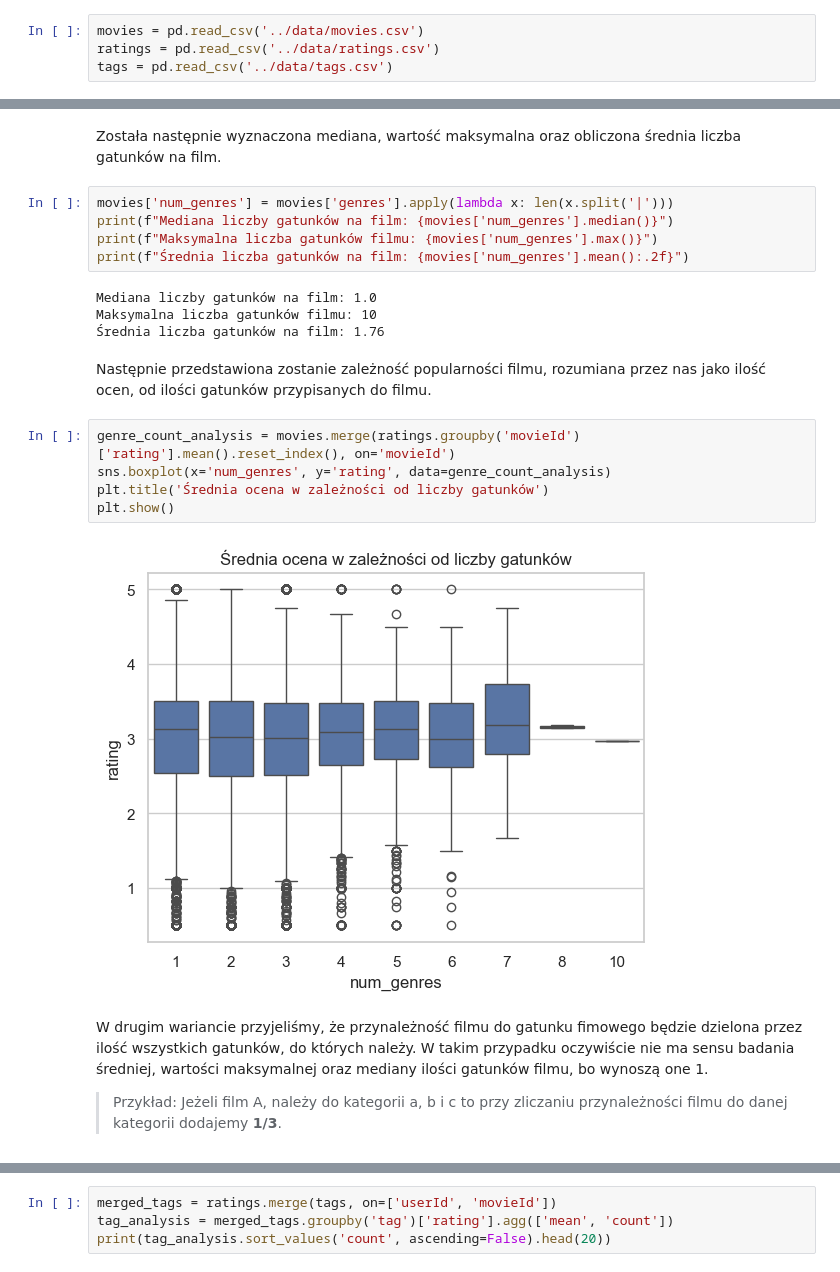
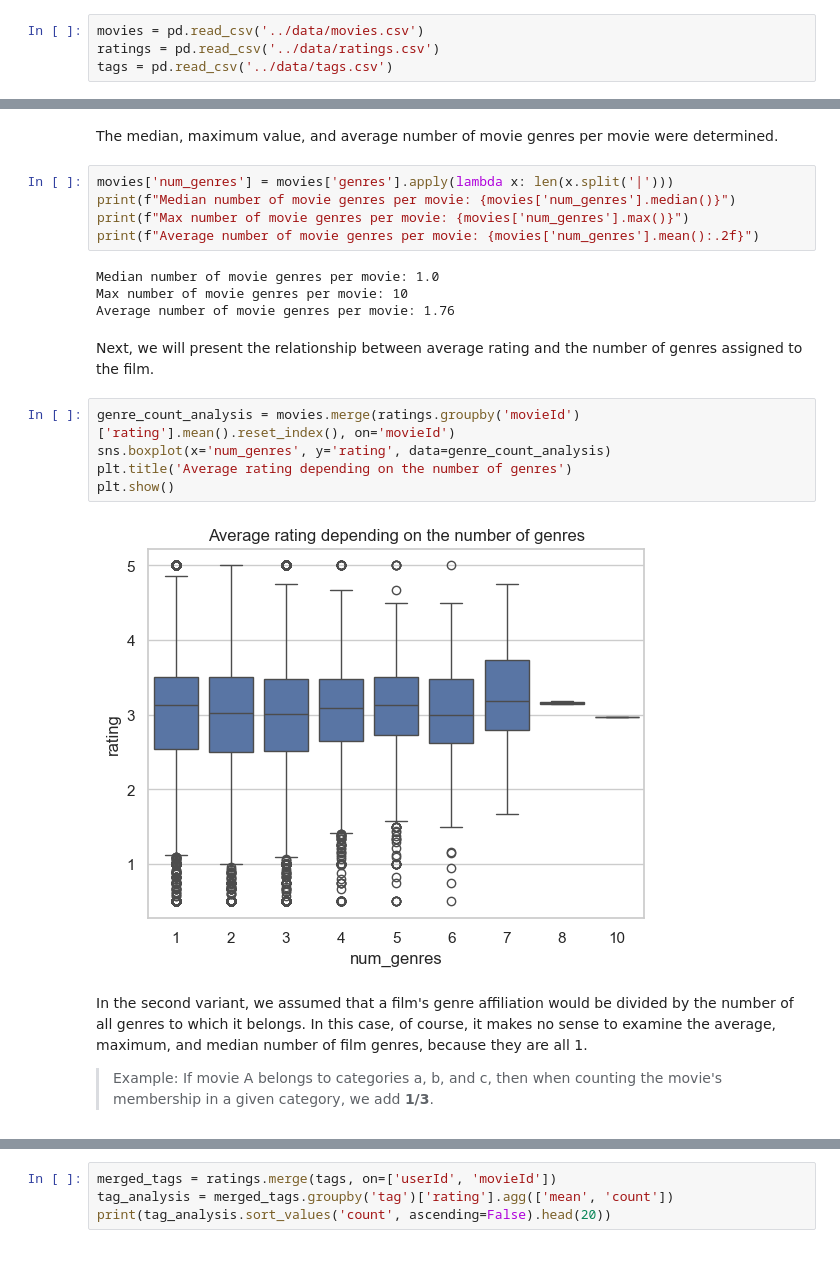
Before and after one commit to p10tr13/movie_recommender, a Jupyter notebook: notebooks/eda.ipynb, the cells around one changed output, grey strips where cells are left out. Saved outputs shown, nothing was run; the diff lists cells and outputs as text.

```diff
--- a/notebooks/eda.ipynb
+++ b/notebooks/eda.ipynb
@@ -154,24 +154,24 @@ plt.show()
 # %% [markdown]
-Została następnie wyznaczona mediana, wartość maksymalna oraz obliczona średnia liczba gatunków na film.
+The median, maximum value, and average number of movie genres per movie were determined.
 # %%
 movies['num_genres'] = movies['genres'].apply(lambda x: len(x.split('|')))
-print(f"Mediana liczby gatunków na film: {movies['num_genres'].median()}")
-print(f"Maksymalna liczba gatunków filmu: {movies['num_genres'].max()}")
-print(f"Średnia liczba gatunków na film: {movies['num_genres'].mean():.2f}")
+print(f"Median number of movie genres per movie: {movies['num_genres'].median()}")
+print(f"Max number of movie genres per movie: {movies['num_genres'].max()}")
+print(f"Average number of movie genres per movie: {movies['num_genres'].mean():.2f}")
 # %% [output]
-Mediana liczby gatunków na film: 1.0
-Maksymalna liczba gatunków filmu: 10
-Średnia liczba gatunków na film: 1.76
+Median number of movie genres per movie: 1.0
+Max number of movie genres per movie: 10
+Average number of movie genres per movie: 1.76
 # %% [markdown]
-Następnie przedstawiona zostanie zależność popularności filmu, rozumiana przez nas jako ilość ocen, od ilości gatunków przypisanych do filmu.
+Next, we will present the relationship between average rating and the number of genres assigned to the film.
 # %%
 genre_count_analysis = movies.merge(ratings.groupby('movieId')['rating'].mean().reset_index(), on='movieId')
 sns.boxplot(x='num_genres', y='rating', data=genre_count_analysis)
-plt.title('Średnia ocena w zależności od liczby gatunków')
+plt.title('Average rating depending on the number of genres')
 plt.show()
 # %% [output]
-[figure, old version]
+[figure, new version]
 # %% [markdown]
-W drugim wariancie przyjeliśmy, że przynależność filmu do gatunku fimowego będzie dzielona przez ilość wszystkich gatunków, do których należy. W takim przypadku oczywiście nie ma sensu badania średniej, wartości maksymalnej oraz mediany ilości gatunków filmu, bo wynoszą one 1.
-> Przykład: Jeżeli film A, należy do kategorii a, b i c to przy zliczaniu przynależności filmu do danej kategorii dodajemy **1/3**.
+In the second variant, we assumed that a film's genre affiliation would be divided by the number of all genres to which it belongs. In this case, of course, it makes no sense to examine the average, maximum, and median number of film genres, because they are all 1.
+> Example: If movie A belongs to categories a, b, and c, then when counting the movie's membership in a given category, we add **1/3**.
 # %%
```
Also changed, not shown: parts of 40 cells of this notebook.
